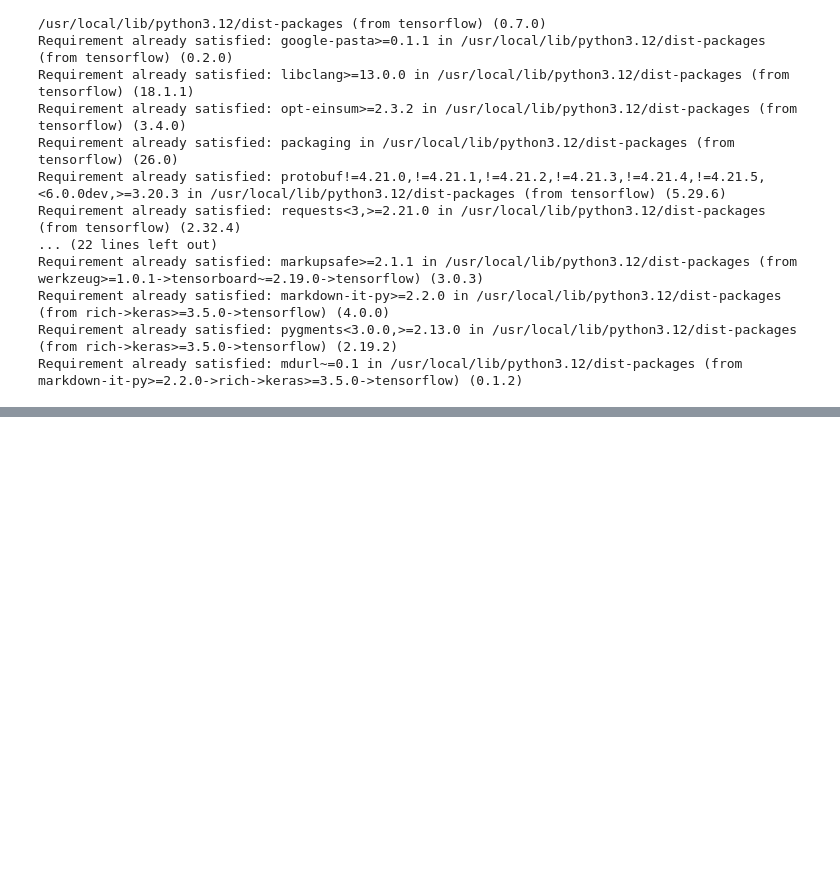
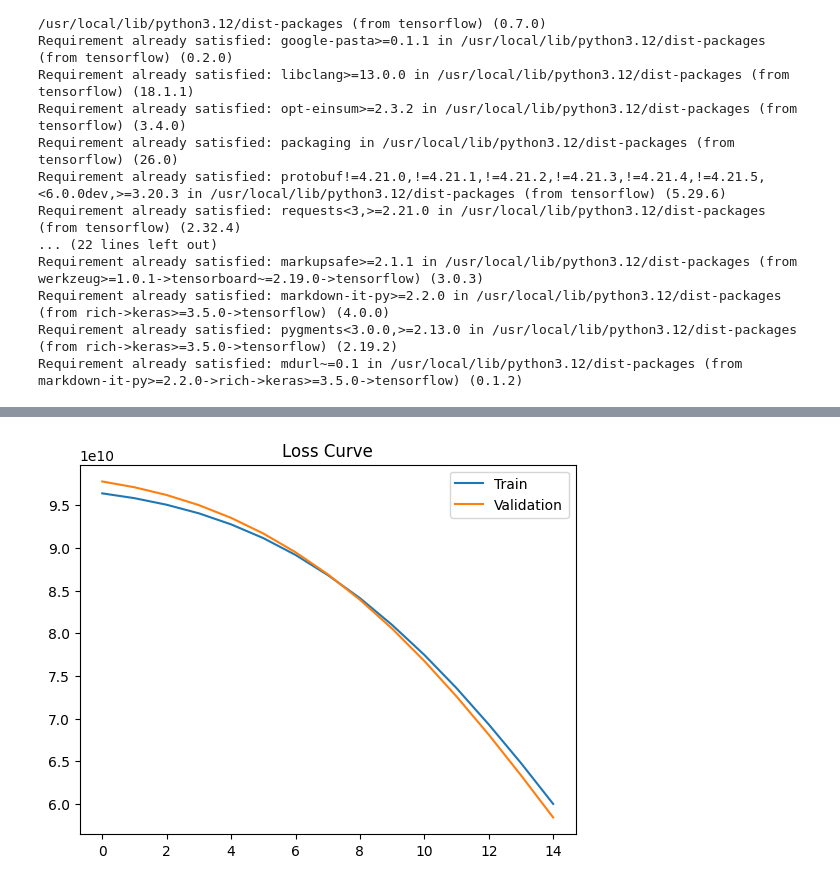
Before and after one commit to Fatima-05/Task3_-Housing-Price-Prediction, a Jupyter notebook: Task3_housing_price_pred.ipynb, the cells around one changed output, grey strips where cells are left out. Saved outputs shown, nothing was run; the diff lists cells and outputs as text; code cells hidden in the pictures; blank space fills up the shorter version.

```diff
--- a/Task3_housing_price_pred.ipynb
+++ b/Task3_housing_price_pred.ipynb
@@ -114,6 +95,8 @@ Downloading data from https://storage.googleapis.com/tensorflow/keras-applicatio
 # %%
-X_tab = df.drop("price", axis=1)
+# Features and target
+X_tabular = df.drop("price", axis=1)
 y = df["price"]
 
+# Scale tabular data
 scaler = StandardScaler()
-X_tab = scaler.fit_transform(X_tab)
+X_tabular = scaler.fit_transform(X_tabular)
@@ -119,0 +200,8 @@ X_tab = scaler.fit_transform(X_tab)
+# %%
+plt.plot(history.history['loss'])
+plt.plot(history.history['val_loss'])
+plt.legend(['Train', 'Validation'])
+plt.title("Loss Curve")
+plt.show()
+# %% [output]
+[figure, added]
```
Also changed, not shown: parts of 13 cells of this notebook.
